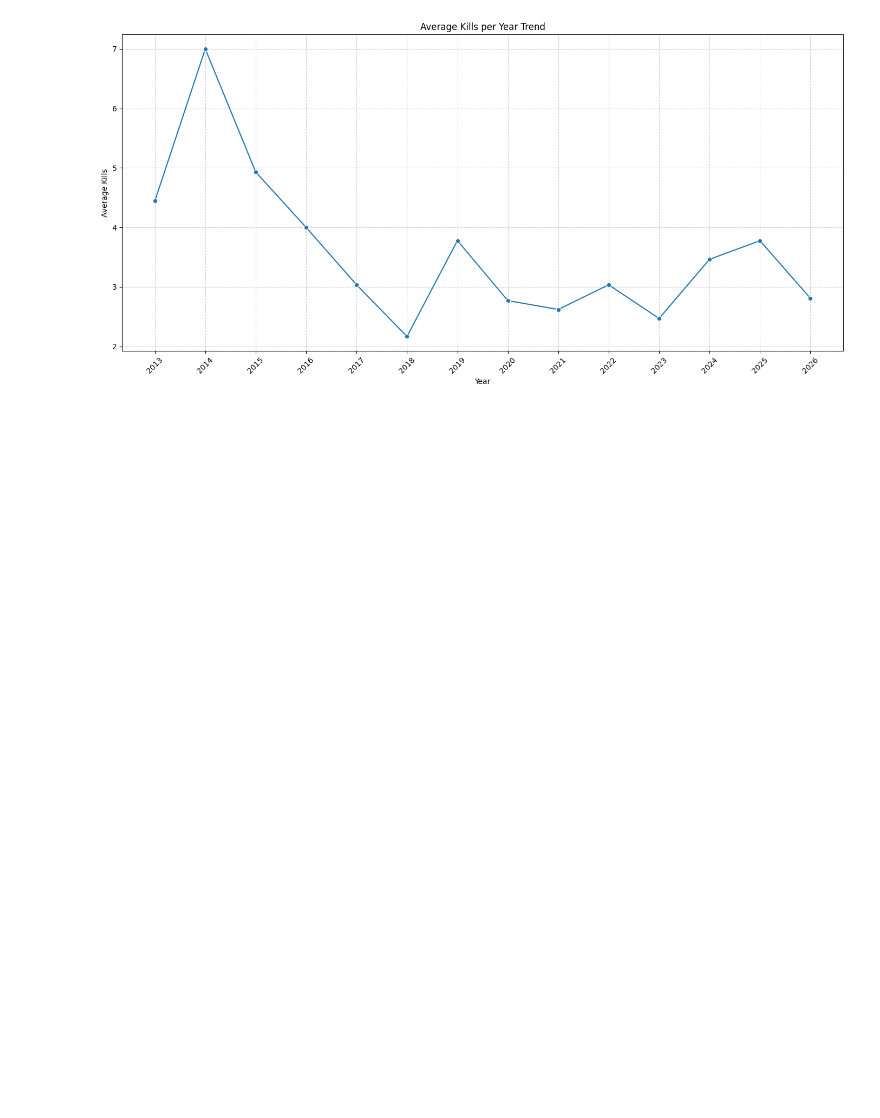
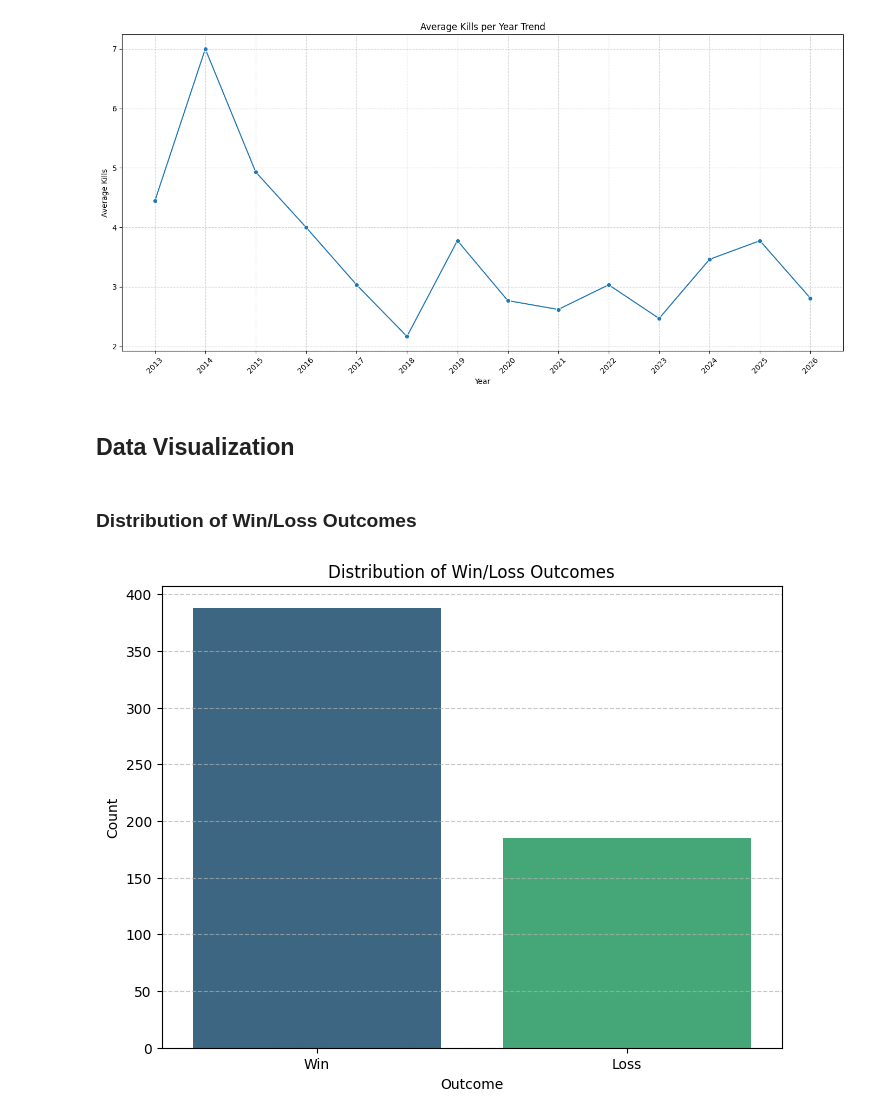
Before and after one commit to kxrrym03/Faker-LOL-Performance, a Jupyter notebook: Faker_LOL_Match_Statistics.ipynb, the cells around one changed output. Saved outputs shown, nothing was run; the diff lists cells and outputs as text; code cells hidden in the pictures; blank space fills up the shorter version.

```diff
--- a/Faker_LOL_Match_Statistics.ipynb
+++ b/Faker_LOL_Match_Statistics.ipynb
@@ -314,3 +314,17 @@ plt.tight_layout()
 plt.show()
 # %% [output]
 [figure]
+# %% [markdown]
+## Data Visualization
+# %% [markdown]
+### Distribution of Win/Loss Outcomes
+# %%
+plt.figure(figsize=(8, 6))
+sns.countplot(x='win_loss', data=df, palette='viridis')
+plt.title('Distribution of Win/Loss Outcomes')
+plt.xlabel('Outcome')
+plt.ylabel('Count')
+plt.grid(axis='y', linestyle='--', alpha=0.7)
+plt.show()
+# %% [output]
+[figure, added]
```
Also changed, not shown: parts of 8 cells of this notebook.
